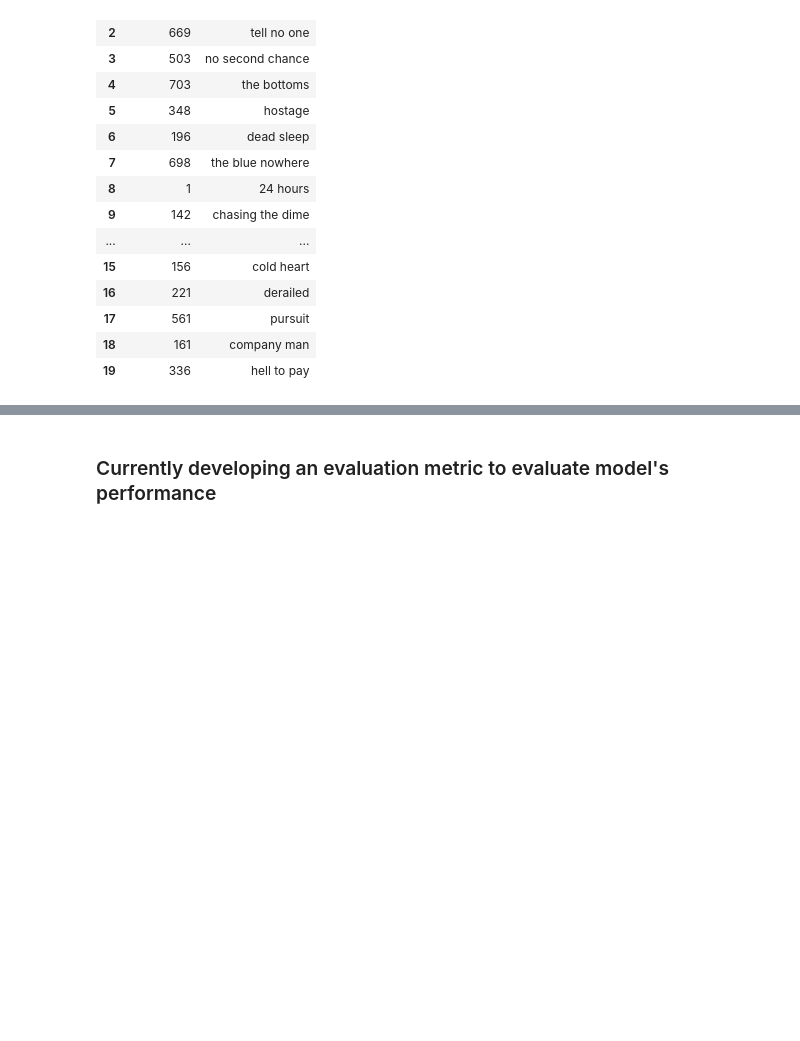
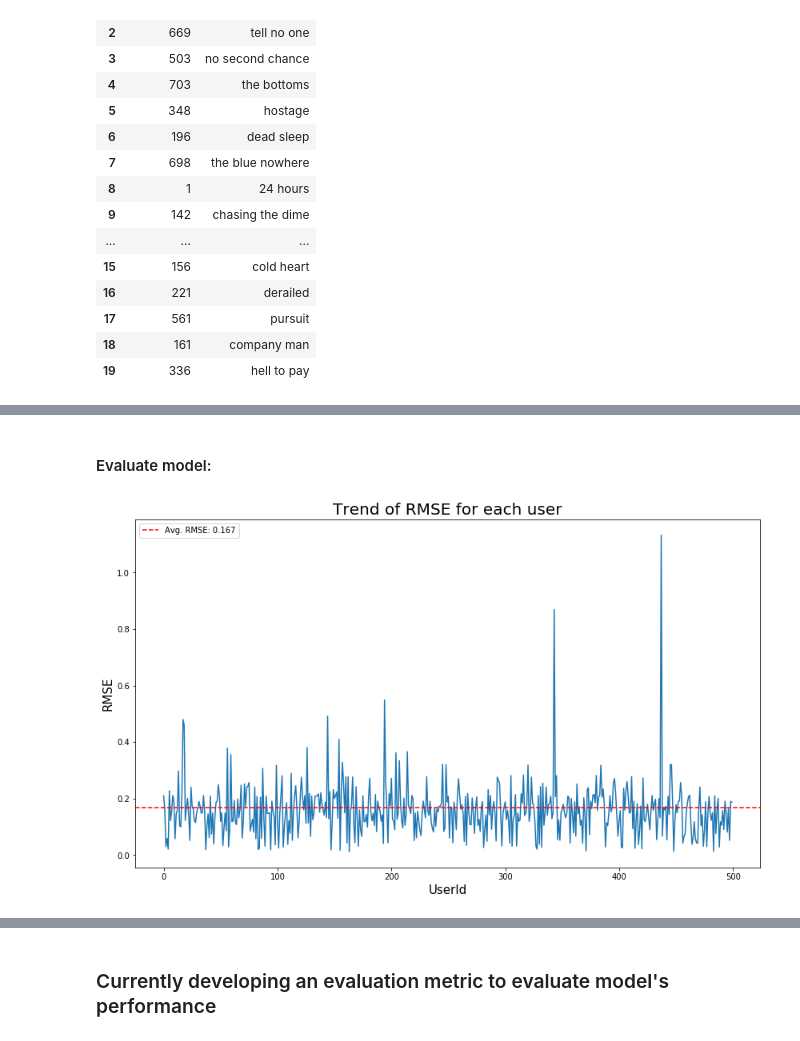
Before and after one commit to Mehul903/Book-Recommender-System, a Jupyter notebook: notebooks/Analysis.ipynb, the cells around one changed output, grey strips where cells are left out. Saved outputs shown, nothing was run; the diff lists cells and outputs as text; code cells hidden in the pictures; blank space fills up the shorter version.

```diff
--- a/notebooks/Analysis.ipynb
+++ b/notebooks/Analysis.ipynb
@@ -147,6 +159,6 @@ temp = books_amazon_whole.loc[books_amazon_whole['UserID'].isin(temp['UserID'])]
 # %%
 books_amazon_whole.drop_duplicates(subset = ['BookTitle', 'UserID'], inplace = True)
-user_item_df = pd.pivot_table(data = temp, index = 'UserID', columns = 'BookTitle', values = 'Score')
+user_item_df = pd.pivot_table(data = filter_users, index = 'UserID', columns = 'BookTitle', values = 'Score')
 user_item_df.head()
 # %% [output]
 | BookTitle | 13 for luck | 24 hours | a cast of killers | a clockwork orange | a coffin for dimitrios | ... |
@@ -277,0 +312,9 @@ Target book:  mystic river
+# %%
+from scipy.sparse.linalg import svds
+K = 50
+u,sigma,vt = svds(user_item_mat, k = K)
+sigma = np.reshape(np.diag(sigma), newshape = (K,K))
+
+print ('Shape of u:', u.shape)
+print ('Shape of vt:', vt.shape)
+print ('Shape of sigma:', sigma.shape)
@@ -277,0 +325,4 @@ Target book:  mystic river
+# %%
+predict_ratings = pd.DataFrame(np.dot(np.dot(u, sigma), vt))
+print ('Shape:', predict_ratings.shape)
+predict_ratings.head()
@@ -277,0 +384,19 @@ Target book:  mystic river
+# %% [markdown]
+#### Evaluate model:
+# %%
+rmse = [np.sqrt(mean_squared_error(user_item_mat[user,:].toarray()[0,:].tolist(),
+                                   list(predict_ratings.iloc[user,:])))
+        for user in range(user_item_mat.shape[0])]
+# %%
+fig, ax = plt.subplots(figsize = (14,8))
+ax.plot(rmse[0:500])
+
+ax.axhline(y = np.mean(rmse), label = 'Avg. RMSE: {}'.format(round(np.mean(rmse), 3)),
+           color = 'r', linestyle = 'dashed')
+ax.set_ylabel('RMSE', fontsize = 15)
+ax.set_xlabel('UserId', fontsize = 15)
+ax.set_title('Trend of RMSE for each user', fontsize = 20)
+ax.legend()
+plt.show()
+# %% [output]
+[figure, added]
```
Also changed, not shown: parts of 19 cells of this notebook.
